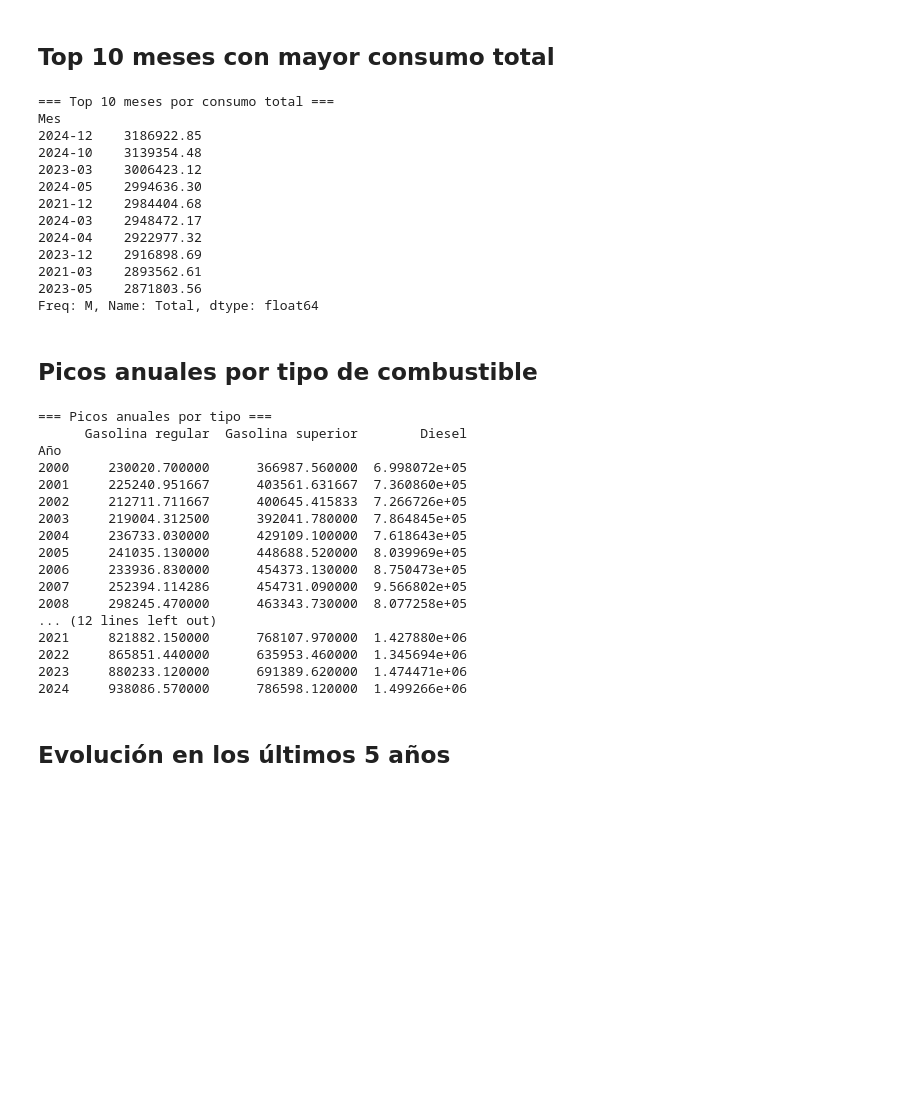
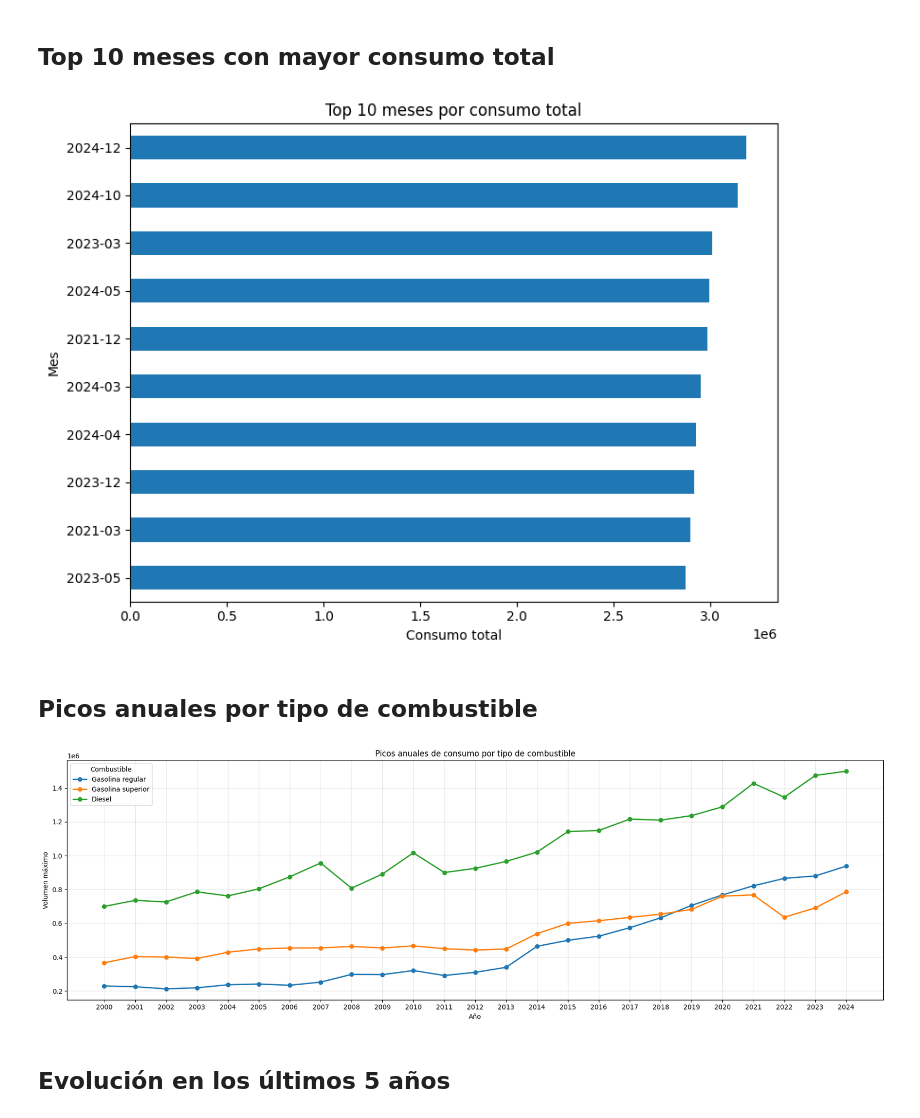
Before and after one commit to xtsebas/time_series, a Jupyter notebook: analisis_exploratorio.ipynb, the cells around one changed output. Saved outputs shown, nothing was run; the diff lists cells and outputs as text; code cells hidden in the pictures; blank space fills up the shorter version.

Commit message:
feat: picos anuales

```diff
--- a/analisis_exploratorio.ipynb
+++ b/analisis_exploratorio.ipynb
@@ -146,46 +146,35 @@ df['Mes'] = df['Fecha'].dt.to_period('M')
 # %%
 df['Total'] = df[cols].sum(axis=1)
 top_meses = df.groupby('Mes')['Total'].sum().nlargest(10)
-print("=== Top 10 meses por consumo total ===")
-print(top_meses)
+plt.figure(figsize=(8,6))
+top_meses.sort_values().plot(kind='barh')
+plt.title('Top 10 meses por consumo total')
+plt.xlabel('Consumo total')
+plt.ylabel('Mes')
+plt.tight_layout()
+plt.show()
 # %% [output]
-=== Top 10 meses por consumo total ===
-Mes
-2024-12    3186922.85
-2024-10    3139354.48
-2023-03    3006423.12
-2024-05    2994636.30
-2021-12    2984404.68
-2024-03    2948472.17
-2024-04    2922977.32
-2023-12    2916898.69
-2021-03    2893562.61
-2023-05    2871803.56
-Freq: M, Name: Total, dtype: float64
+[figure, added]
 # %% [markdown]
 ## Picos anuales por tipo de combustible
 # %%
 picos_anuales = df.groupby('Año')[cols].max()
-print("\n=== Picos anuales por tipo ===")
-print(picos_anuales)
+años = picos_anuales.index.astype(int)
+
+plt.figure(figsize=(18,6))
+for c in cols:
+    plt.plot(años, picos_anuales[c], marker='o', linewidth=2, label=c)
+
+plt.title('Picos anuales de consumo por tipo de combustible')
+plt.xlabel('Año')
+plt.ylabel('Volumen máximo')
+plt.xticks(años)
+plt.legend(title='Combustible')
+plt.grid(alpha=0.3)
+plt.tight_layout()
+plt.show()
 # %% [output]
-=== Picos anuales por tipo ===
-      Gasolina regular  Gasolina superior        Diesel
-Año
-2000     230020.700000      366987.560000  6.998072e+05
-2001     225240.951667      403561.631667  7.360860e+05
-2002     212711.711667      400645.415833  7.266726e+05
-2003     219004.312500      392041.780000  7.864845e+05
-2004     236733.030000      429109.100000  7.618643e+05
-2005     241035.130000      448688.520000  8.039969e+05
-2006     233936.830000      454373.130000  8.750473e+05
-2007     252394.114286      454731.090000  9.566802e+05
-2008     298245.470000      463343.730000  8.077258e+05
-... (12 lines left out)
-2021     821882.150000      768107.970000  1.427880e+06
-2022     865851.440000      635953.460000  1.345694e+06
-2023     880233.120000      691389.620000  1.474471e+06
-2024     938086.570000      786598.120000  1.499266e+06
+[figure, added]
 # %% [markdown]
 ## Evolución en los últimos 5 años
 # %%
```
